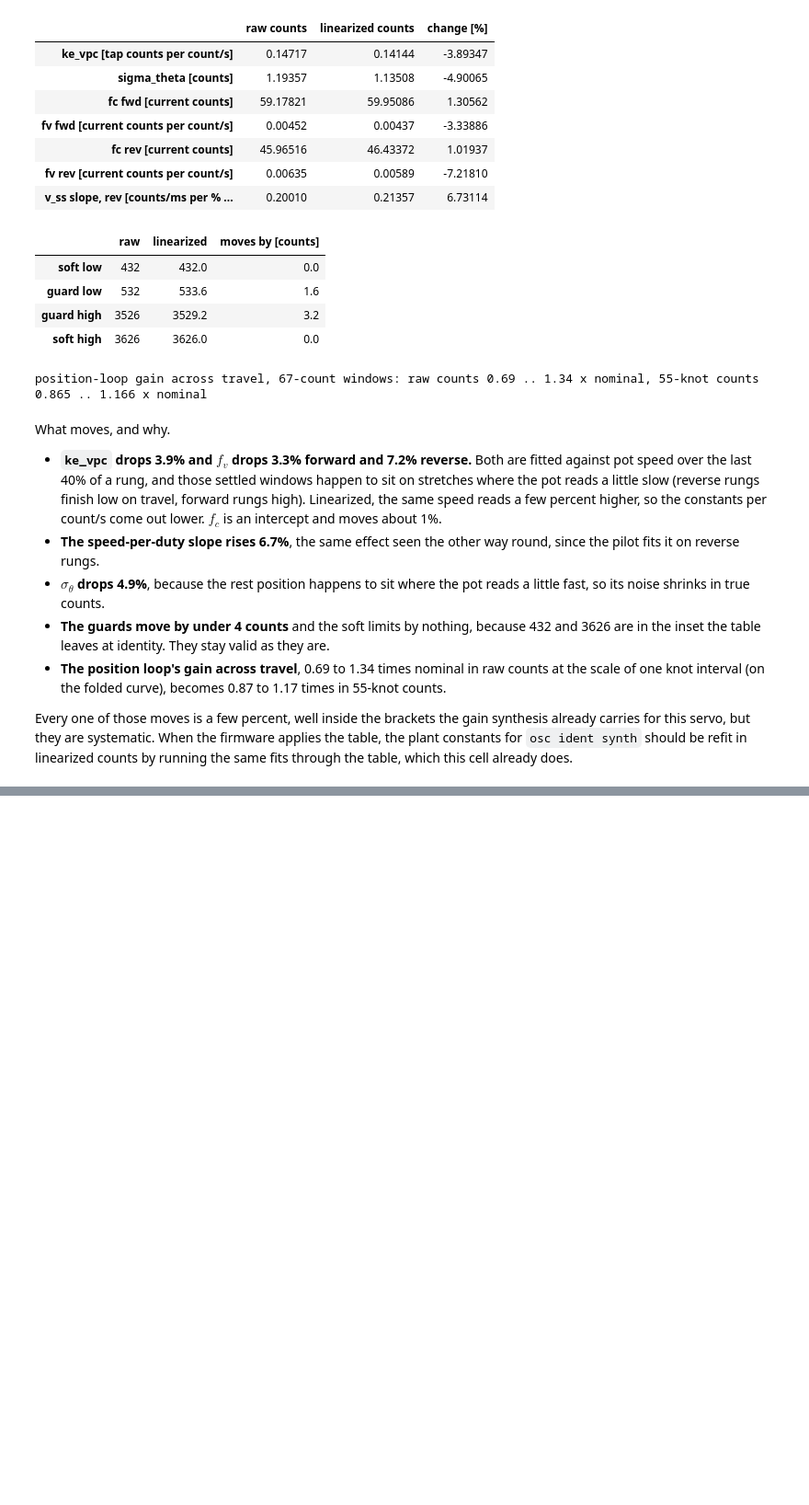
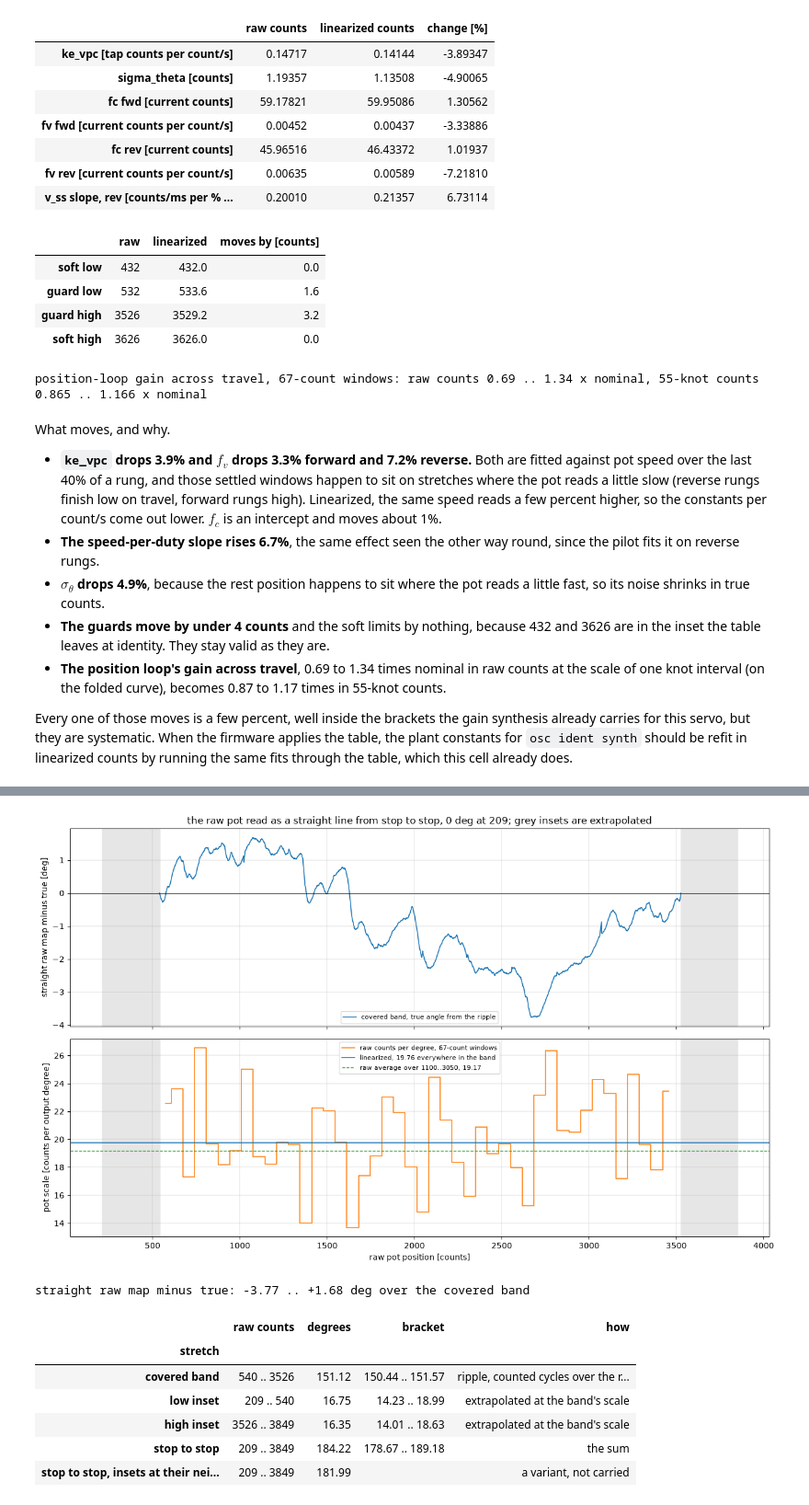
Before and after one commit to OpenServoCore/open-servo-core, a Jupyter notebook: notebooks/09-pot-linearization.ipynb, the cells around one changed output, grey strips where cells are left out. Shown at 92% size. Cells and saved outputs as stored; diff of their text form; code cells hidden in the pictures; blank space fills up the shorter version.

Commit message:
notebooks: mg90-a degrees from the counted gear train

```diff
--- a/notebooks/09-pot-linearization.ipynb
+++ b/notebooks/09-pot-linearization.ipynb
@@ -2464,0 +2585,73 @@ the table, which this cell already does.
+# %%
+# Stop to stop. The covered band is measured, the two insets are not: nothing
+# crosses them with the ripple tracked. osc cal extrapolates them at the band's
+# average rate (ident/src/lut.rs stitched_motor_revs), which is also the only
+# choice that keeps the linearized scale one number across the rails.
+band_deg = (st1.cum[st1.lc] - st1.cum[st1.fc]) / CYC_PER_DEG
+inset = np.array([LO - RAW_MIN, RAW_MAX - HI])          # raw counts below and above the covered band
+TRAVEL = band_deg + inset.sum() / S_LIN                  # the carried value
+
+# Bracket on the insets: the mean raw scale over any inset-wide stretch inside
+# the band spans this much, so an inset could plausibly read anywhere in it.
+def window_scales(w, step=5):
+    e = np.arange(LO, HI - w + 1, step)
+    return (w * CYC_PER_DEG) / (st1.angle(e + w) - st1.angle(e))
+lo_rng, hi_rng = window_scales(inset[0]), window_scales(inset[1])
+ins_lo = inset[0] / lo_rng.max() + inset[1] / hi_rng.max()        # both insets read fast: fewest degrees
+ins_hi = inset[0] / lo_rng.min() + inset[1] / hi_rng.min()        # both read slow: most degrees
+# and the scale of the band's own first and last inset-wide stretch, carried outward
+ins_nb = inset[0] / lo_rng[0] + inset[1] / hi_rng[-1]
+# the band itself, from the per-capture spread of its scale
+band_lo, band_hi = band_deg * S_LIN / max(per_cap), band_deg * S_LIN / min(per_cap)
+TRAVEL_LO, TRAVEL_HI = band_lo + ins_lo, band_hi + ins_hi
+
+rr = np.arange(RAW_MIN, RAW_MAX + 1)
+deg_true = np.full(rr.shape, np.nan)
+m_in = (rr >= LO) & (rr <= HI)
+deg_true[m_in] = inset[0] / S_LIN + (st1.angle(rr[m_in]) - st1.angle(LO)) / CYC_PER_DEG
+fig, axes = plt.subplots(2, 1, figsize=(13, 8), sharex=True)
+ax = axes[0]
+err_deg = (rr - RAW_MIN) / S_LIN - deg_true                        # raw read as a straight line, minus true
+ax.plot(rr, err_deg, color="tab:blue", lw=1.2, label="covered band, true angle from the ripple")
+for a, b in ((RAW_MIN, LO), (HI, RAW_MAX)):
+    ax.axvspan(a, b, color="0.9")
+ax.axhline(0, color="k", lw=0.6)
+ax.set_ylabel("straight raw map minus true [deg]")
+ax.set_title(f"the raw pot read as a straight line from stop to stop, 0 deg at {RAW_MIN}; grey insets are extrapolated")
+ax.legend(fontsize=8)
+ax.grid(True, lw=0.3)
+ax = axes[1]
+c67, s67 = sensitivity(x, lin, 67)
+ax.step(c67, S_LIN * s67, where="mid", color="tab:orange", lw=1.2, label="raw counts per degree, 67-count windows")
+ax.axhline(S_LIN, color="tab:blue", lw=1.2, label=f"linearized, {S_LIN:.2f} everywhere in the band")
+ax.axhline(counts_per_deg(st1, A, B), color="tab:green", lw=1, ls="--", label=f"raw average over {A}..{B}, {counts_per_deg(st1, A, B):.2f}")
+for a, b in ((RAW_MIN, LO), (HI, RAW_MAX)):
+    ax.axvspan(a, b, color="0.9")
+ax.set_xlabel("raw pot position [counts]")
+ax.set_ylabel("pot scale [counts per output degree]")
+ax.legend(fontsize=8)
+ax.grid(True, lw=0.3)
+plt.tight_layout()
+plt.show()
+
+print(f"straight raw map minus true: {np.nanmin(err_deg):+.2f} .. {np.nanmax(err_deg):+.2f} deg over the covered band")
+pd.DataFrame([
+    ("covered band", f"{LO} .. {HI}", f"{band_deg:.2f}", f"{band_lo:.2f} .. {band_hi:.2f}", "ripple, counted cycles over the ratio"),
+    ("low inset", f"{RAW_MIN} .. {LO}", f"{inset[0] / S_LIN:.2f}", f"{inset[0] / lo_rng.max():.2f} .. {inset[0] / lo_rng.min():.2f}",
+     "extrapolated at the band's scale"),
+    ("high inset", f"{HI} .. {RAW_MAX}", f"{inset[1] / S_LIN:.2f}", f"{inset[1] / hi_rng.max():.2f} .. {inset[1] / hi_rng.min():.2f}",
+     "extrapolated at the band's scale"),
+    ("stop to stop", f"{RAW_MIN} .. {RAW_MAX}", f"{TRAVEL:.2f}", f"{TRAVEL_LO:.2f} .. {TRAVEL_HI:.2f}", "the sum"),
+    ("stop to stop, insets at their neighbours' scale", f"{RAW_MIN} .. {RAW_MAX}", f"{band_deg + ins_nb:.2f}", "",
+     "a variant, not carried"),
+], columns=["stretch", "raw counts", "degrees", "bracket", "how"]).set_index("stretch")
+# %% [output]
+[figure, added]
+straight raw map minus true: -3.77 .. +1.68 deg over the covered band
+|  | raw counts | degrees | bracket | how |
+| stretch |  |  |  |  |
+| covered band | 540 .. 3526 | 151.12 | 150.44 .. 151.57 | ripple, counted cycles over the r... |
+| low inset | 209 .. 540 | 16.75 | 14.23 .. 18.99 | extrapolated at the band's scale |
+| high inset | 3526 .. 3849 | 16.35 | 14.01 .. 18.63 | extrapolated at the band's scale |
+| stop to stop | 209 .. 3849 | 184.22 | 178.67 .. 189.18 | the sum |
+| stop to stop, insets at their nei... | 209 .. 3849 | 181.99 |  | a variant, not carried |
```
Also changed, not shown: parts of 19 cells of this notebook, 4 other files.
